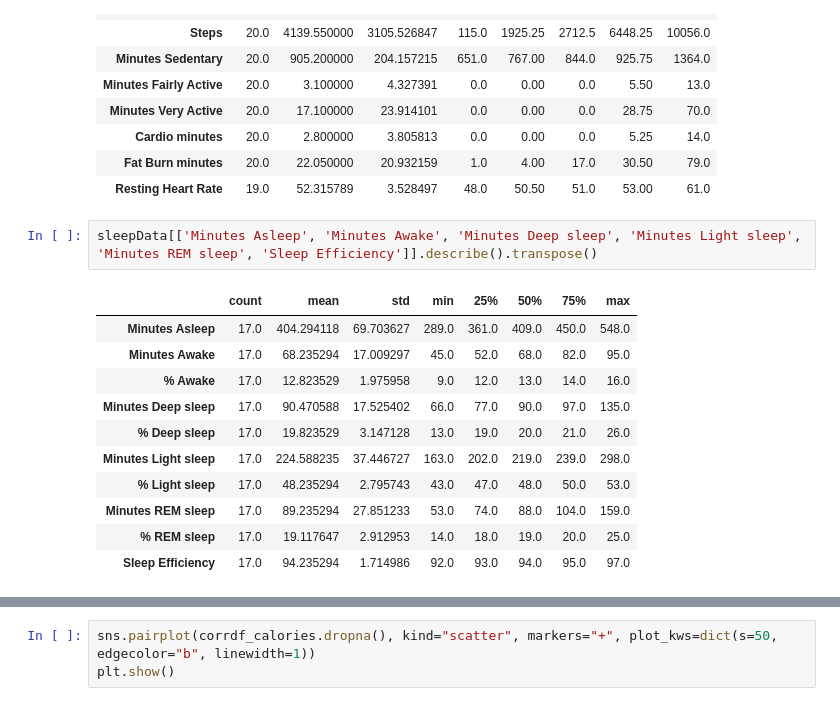
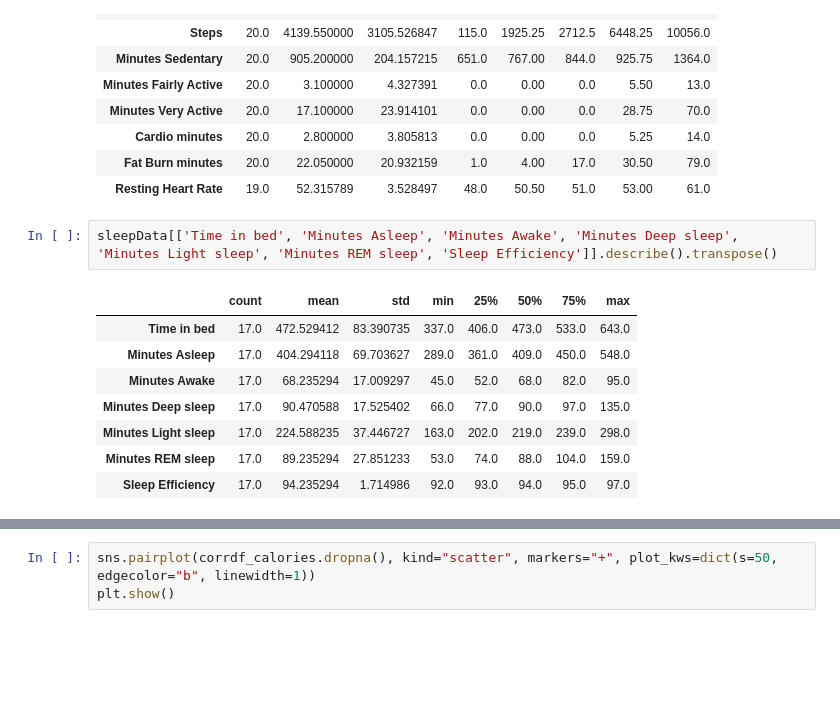
Before and after one commit to mliu356/fitbit-sleep-analyzer, a Jupyter notebook: fitbit-data-analysis.ipynb, the cells around one changed output, grey strips where cells are left out. Drawn from its saved outputs; the diff is of its cells as text; blank space fills up the shorter version.

```diff
--- a/fitbit-data-analysis.ipynb
+++ b/fitbit-data-analysis.ipynb
@@ -150,18 +139,15 @@ data[['Calories Burned', 'Steps', 'Minutes Sedentary', 'Minutes Fairly Active',
 | Fat Burn minutes | 20.0 | 22.050000 | 20.932159 | 1.0 | 4.00 | 17.0 | 30.50 | 79.0 |
 | Resting Heart Rate | 19.0 | 52.315789 | 3.528497 | 48.0 | 50.50 | 51.0 | 53.00 | 61.0 |
 # %%
-sleepData[['Minutes Asleep', 'Minutes Awake', 'Minutes Deep sleep', 'Minutes Light sleep', 'Minutes REM sleep', 'Sleep Efficiency']].describe().transpose()
+sleepData[['Time in bed', 'Minutes Asleep', 'Minutes Awake', 'Minutes Deep sleep', 'Minutes Light sleep', 'Minutes REM sleep', 'Sleep Efficiency']].describe().transpose()
 # %% [output]
 |  | count | mean | std | min | 25% | 50% | 75% | max |
+| Time in bed | 17.0 | 472.529412 | 83.390735 | 337.0 | 406.0 | 473.0 | 533.0 | 643.0 |
 | Minutes Asleep | 17.0 | 404.294118 | 69.703627 | 289.0 | 361.0 | 409.0 | 450.0 | 548.0 |
 | Minutes Awake | 17.0 | 68.235294 | 17.009297 | 45.0 | 52.0 | 68.0 | 82.0 | 95.0 |
-| % Awake | 17.0 | 12.823529 | 1.975958 | 9.0 | 12.0 | 13.0 | 14.0 | 16.0 |
 | Minutes Deep sleep | 17.0 | 90.470588 | 17.525402 | 66.0 | 77.0 | 90.0 | 97.0 | 135.0 |
-| % Deep sleep | 17.0 | 19.823529 | 3.147128 | 13.0 | 19.0 | 20.0 | 21.0 | 26.0 |
 | Minutes Light sleep | 17.0 | 224.588235 | 37.446727 | 163.0 | 202.0 | 219.0 | 239.0 | 298.0 |
-| % Light sleep | 17.0 | 48.235294 | 2.795743 | 43.0 | 47.0 | 48.0 | 50.0 | 53.0 |
 | Minutes REM sleep | 17.0 | 89.235294 | 27.851233 | 53.0 | 74.0 | 88.0 | 104.0 | 159.0 |
-| % REM sleep | 17.0 | 19.117647 | 2.912953 | 14.0 | 18.0 | 19.0 | 20.0 | 25.0 |
 | Sleep Efficiency | 17.0 | 94.235294 | 1.714986 | 92.0 | 93.0 | 94.0 | 95.0 | 97.0 |
 # %%
 correlationOf = 'Calories Burned'
```
Also changed, not shown: parts of 9 cells of this notebook.
